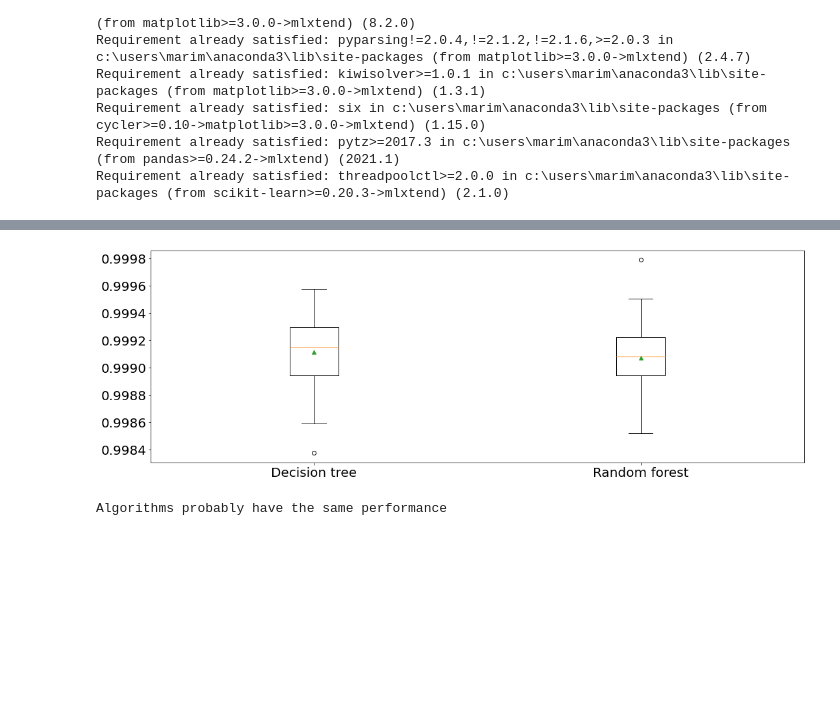
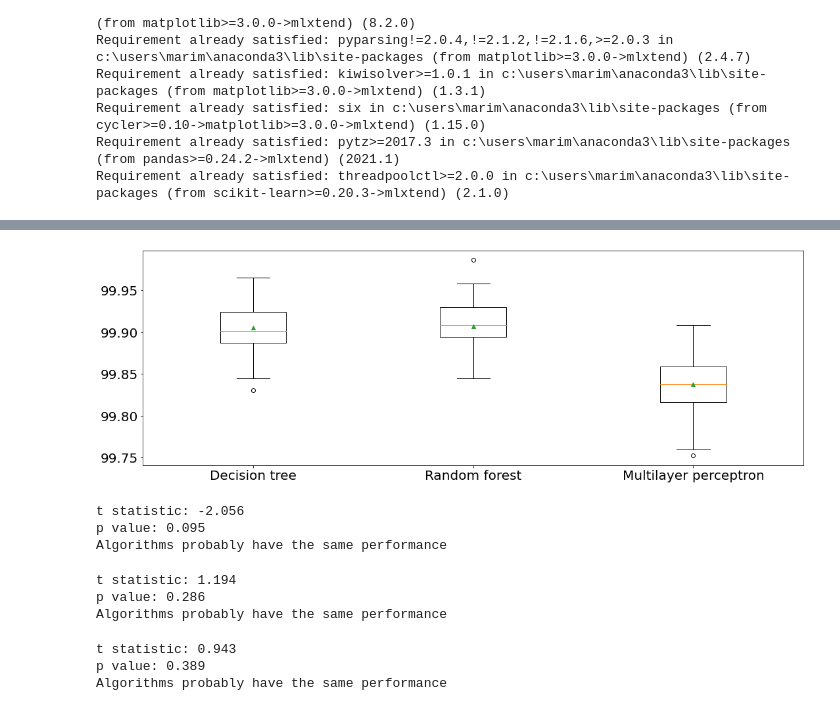
Before and after one commit to mateus558/Darknet-traffic-classification, a Jupyter notebook: Darknet - detection models.ipynb, the cells around one changed output, grey strips where cells are left out. Drawn from its saved outputs; the diff is of its cells as text; code cells hidden in the pictures; blank space fills up the shorter version.

Commit message:
Added statistical comparisons and mlp model.

```diff
--- a/Darknet - detection models.ipynb
+++ b/Darknet - detection models.ipynb
@@ -91,0 +102,5 @@ Darknet :   99.86%
+# %%
+mlp = MLPClassifier(hidden_layer_sizes=[10, 20, 10], learning_rate="adaptive", early_stopping=True)
+report_mlp, accs_mlp = evaluate_model(mlp, scaled_X_train, y_train, scaled_X_test, y_test, labels, vmax=800,
+                           rotation=(0,0), fname="imgs/mlp_conf_app", display_labels=["A", "B", "C", "D", "E","F","G","H"],
+                           figsize=(9,6))
@@ -116,6 +148,6 @@ from sklearn.model_selection import cross_val_score
 from mlxtend.evaluate import *
 # %%
 cv = RepeatedStratifiedKFold(n_splits=10, n_repeats=10)
-scores_dt = cross_val_score(dt, X, y, scoring='accuracy', cv=cv, n_jobs=-1)
+scores_dt = cross_val_score(dt, X, y, scoring='accuracy', cv=cv, n_jobs=-1, verbose=10)
 print("Decision tree mean accuracy: %.3f%% (%.3f)" % (np.mean(scores_dt)*100, np.std(scores_dt)*100))
 # %% [output]
@@ -123,5 +166,5 @@ Decision tree mean accuracy: 99.911% (0.025)
 # %%
 cv = RepeatedStratifiedKFold(n_splits=10, n_repeats=10)
-scores_rf = cross_val_score(rf, X, y, scoring='accuracy', cv=cv, n_jobs=-1)
+scores_rf = cross_val_score(rf, X, y, scoring='accuracy', cv=cv, n_jobs=-1, verbose=10)
 print("Random forest mean accuracy: %.3f%% (%.3f)" % (np.mean(scores_rf)*100, np.std(scores_rf)*100))
 # %% [output]
@@ -128,0 +183,7 @@ Random forest mean accuracy: 99.907% (0.024)
+# %%
+scaler = MinMaxScaler(feature_range = (-1,1)) # StandardScaler
+scaler.fit(X)
+scaled_X = scaler.transform(X)
+cv = RepeatedStratifiedKFold(n_splits=10, n_repeats=10)
+scores_mlp = cross_val_score(mlp, scaled_X, y, scoring='accuracy', cv=cv, n_jobs=-1, verbose=10)
+print("Multilayer perceptron mean accuracy: %.3f%% (%.3f)" % (np.mean(scores_mlp)*100, np.std(scores_mlp)*100))
@@ -129,16 +203,41 @@ Random forest mean accuracy: 99.907% (0.024)
 # %%
-plt.boxplot([scores_dt, scores_rf], labels=['Decision tree', 'Random forest'], showmeans=True)
+plt.boxplot([scores_dt*100, scores_rf*100, scores_mlp*100], labels=['Decision tree', 'Random forest', "Multilayer perceptron"], showmeans=True)
 plt.show()
 # %% [output]
-[figure, old version]
+[figure, new version]
 # %%
 t, p = paired_ttest_5x2cv(estimator1=dt, estimator2=rf, X=X, y=y)
 print('t statistic: %.3f' % t)
 print('p value: %.3f' % p)
+if p <= 0.05:
+    print('Difference between mean performance is probably real')
+else:
+	print('Algorithms probably have the same performance')
+# %% [output]
+t statistic: -2.056
+p value: 0.095
+Algorithms probably have the same performance
 # %%
+t, p = paired_ttest_5x2cv(estimator1=dt, estimator2=mlp, X=X, y=y)
+print('t statistic: %.3f' % t)
+print('p value: %.3f' % p)
 if p <= 0.05:
     print('Difference between mean performance is probably real')
 else:
 	print('Algorithms probably have the same performance')
 # %% [output]
+t statistic: 1.194
+p value: 0.286
 Algorithms probably have the same performance
+# %%
+t, p = paired_ttest_5x2cv(estimator1=rf, estimator2=mlp, X=X, y=y)
+print('t statistic: %.3f' % t)
+print('p value: %.3f' % p)
+if p <= 0.05:
+    print('Difference between mean performance is probably real')
+else:
+	print('Algorithms probably have the same performance')
+# %% [output]
+t statistic: 0.943
+p value: 0.389
+Algorithms probably have the same performance
```
Also changed, not shown: parts of 9 cells of this notebook, 2 other files.
